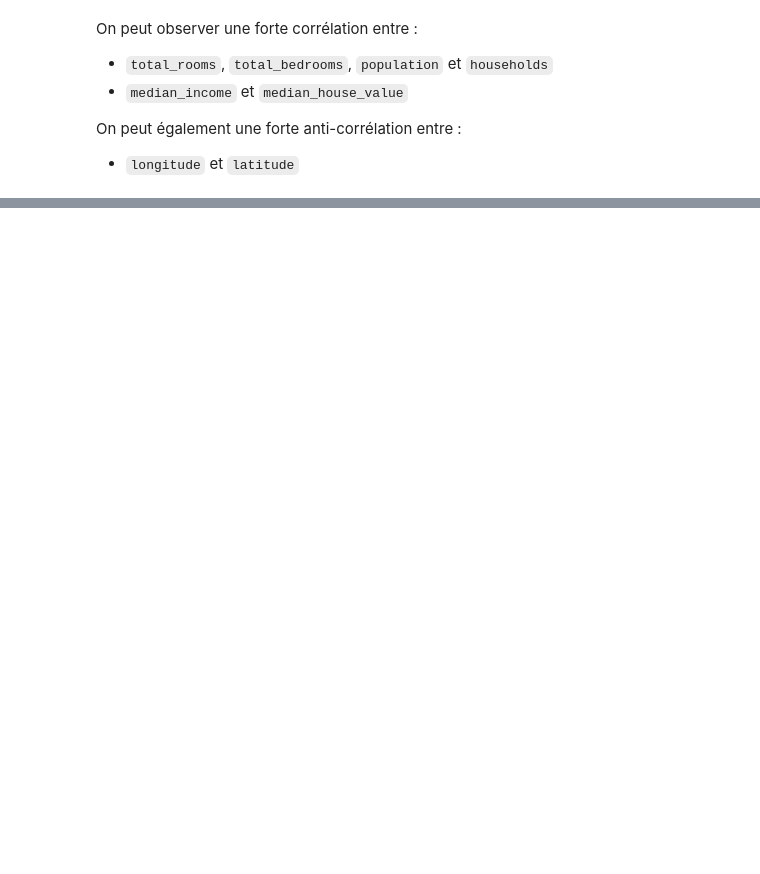
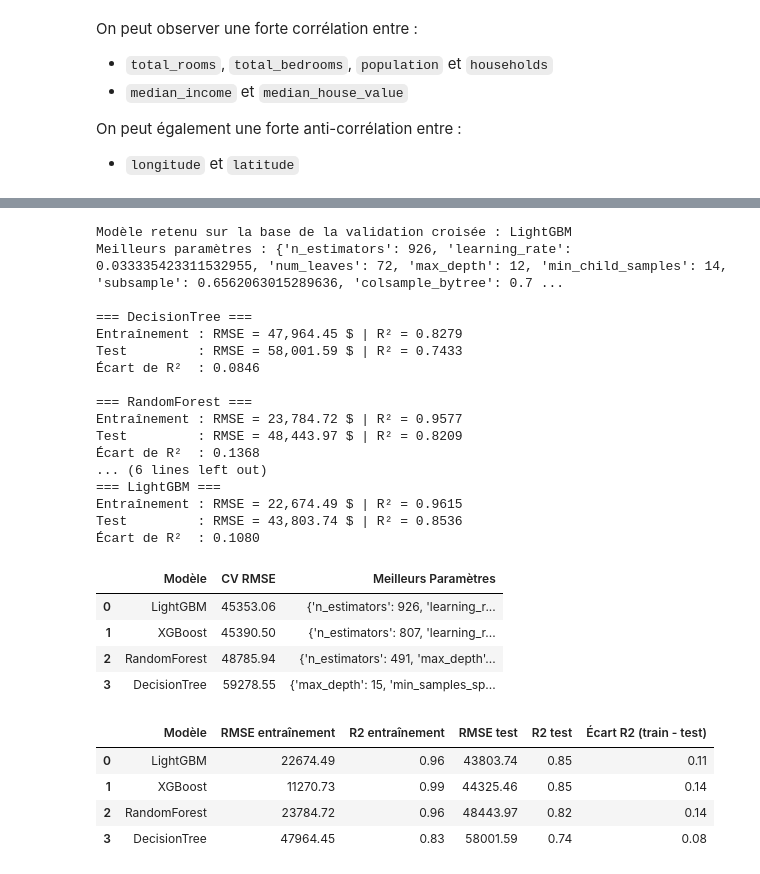
Before and after one commit to justinFransolet/MASI5_PROJET1_ALGO, a Jupyter notebook: notebooks/notebook.ipynb, the cells around one changed output, grey strips where cells are left out. Saved outputs shown, nothing was run; the diff lists cells and outputs as text; code cells hidden in the pictures; blank space fills up the shorter version.

```diff
--- a/notebooks/notebook.ipynb
+++ b/notebooks/notebook.ipynb
@@ -416,28 +415,69 @@ Nous utilisons les métriques classiques pour la régression :
 # %%
-for result in results:
-    model = result["model"]
+df_results = pd.DataFrame(results).sort_values( by="CV RMSE", ascending=True).reset_index(drop=True)
 
-    y_pred_train = model.predict(X_train)
-    y_pred_test = model.predict(X_test)
+best_model_name = df_results.loc[0, "Modèle"]
+winner_pipeline = best_pipelines[best_model_name]
 
-    # Métrique sur Training
+print("Modèle retenu sur la base de la validation croisée :", best_model_name)
+print("Meilleurs paramètres :", df_results.loc[0, "Meilleurs Paramètres"])
+
+# Évaluation finale de chaque modèle sur base du dataset de test.
+evaluation_rows = []
+for model_name, pipeline in best_pipelines.items():
+    y_pred_train = pipeline.predict(X_train)
+    y_pred_test = pipeline.predict(X_test)
+
     rmse_train = np.sqrt(mean_squared_error(y_train, y_pred_train))
     r2_train = r2_score(y_train, y_pred_train)
-
-    # Métrique sur Test
     rmse_test = np.sqrt(mean_squared_error(y_test, y_pred_test))
     r2_test = r2_score(y_test, y_pred_test)
 
-    print(f"=== ÉVALUATION DE L'ÉCART APPRENTISSAGE | {result["model_name"]}===")
-    print(f"• LS (Apprentissage) - RMSE : {rmse_train:,.2f} $ | R² : {r2_train:.4f}")
-    print(f"• TS (Test)          - RMSE : {rmse_test:,.2f} $ | R² : {r2_test:.4f}")
-    print(f"• Écart R² (LS - TS) : {r2_train - r2_test:.4f}")
+    evaluation_rows.append({
+        "Modèle": model_name,
+        "RMSE entraînement": rmse_train,
+        "R2 entraînement": r2_train,
+        "RMSE test": rmse_test,
+        "R2 test": r2_test,
+        "Écart R2 (train - test)": r2_train - r2_test
+    })
 
-    # Diagnostic automatique du surapprentissage
-    if (r2_train - r2_test) > 0.15:
-        print("\n⚠Risque de surapprentissage (Overfitting) : le modèle est nettement plus performant sur LS que sur TS.")
-    elif r2_train < 0.5:
-        print("\n⚠Risque de sous-apprentissage (Underfitting) : la complexité du modèle est insuffisante.")
-    else:
-        print("\nBon équilibre : l'écart entre LS et TS reste maîtrisé.")
+    print(f"\n=== {model_name} ===")
+    print(f"Entraînement : RMSE = {rmse_train:,.2f} $ | R² = {r2_train:.4f}")
+    print(f"Test         : RMSE = {rmse_test:,.2f} $ | R² = {r2_test:.4f}")
+    print(f"Écart de R²  : {r2_train - r2_test:.4f}")
+
+df_evaluation = pd.DataFrame(evaluation_rows).sort_values(
+    "RMSE test"
+).reset_index(drop=True)
+
+display(df_results)
+display(df_evaluation)
+# %% [output]
+Modèle retenu sur la base de la validation croisée : LightGBM
+Meilleurs paramètres : {'n_estimators': 926, 'learning_rate': 0.033335423311532955, 'num_leaves': 72, 'max_depth': 12, 'min_child_samples': 14, 'subsample': 0.6562063015289636, 'colsample_bytree': 0.7 ...
+
+=== DecisionTree ===
+Entraînement : RMSE = 47,964.45 $ | R² = 0.8279
+Test         : RMSE = 58,001.59 $ | R² = 0.7433
+Écart de R²  : 0.0846
+
+=== RandomForest ===
+Entraînement : RMSE = 23,784.72 $ | R² = 0.9577
+Test         : RMSE = 48,443.97 $ | R² = 0.8209
+Écart de R²  : 0.1368
+... (6 lines left out)
+=== LightGBM ===
+Entraînement : RMSE = 22,674.49 $ | R² = 0.9615
+Test         : RMSE = 43,803.74 $ | R² = 0.8536
+Écart de R²  : 0.1080
+|  | Modèle | CV RMSE | Meilleurs Paramètres |
+| 0 | LightGBM | 45353.06 | {'n_estimators': 926, 'learning_r... |
+| 1 | XGBoost | 45390.50 | {'n_estimators': 807, 'learning_r... |
+| 2 | RandomForest | 48785.94 | {'n_estimators': 491, 'max_depth'... |
+| 3 | DecisionTree | 59278.55 | {'max_depth': 15, 'min_samples_sp... |
+|  | Modèle | RMSE entraînement | R2 entraînement | RMSE test | R2 test | Écart R2 (train - test) |
+| 0 | LightGBM | 22674.49 | 0.96 | 43803.74 | 0.85 | 0.11 |
+| 1 | XGBoost | 11270.73 | 0.99 | 44325.46 | 0.85 | 0.14 |
+| 2 | RandomForest | 23784.72 | 0.96 | 48443.97 | 0.82 | 0.14 |
+| 3 | DecisionTree | 47964.45 | 0.83 | 58001.59 | 0.74 | 0.08 |
 # %% [markdown]
```
Also changed, not shown: parts of 19 cells of this notebook.
